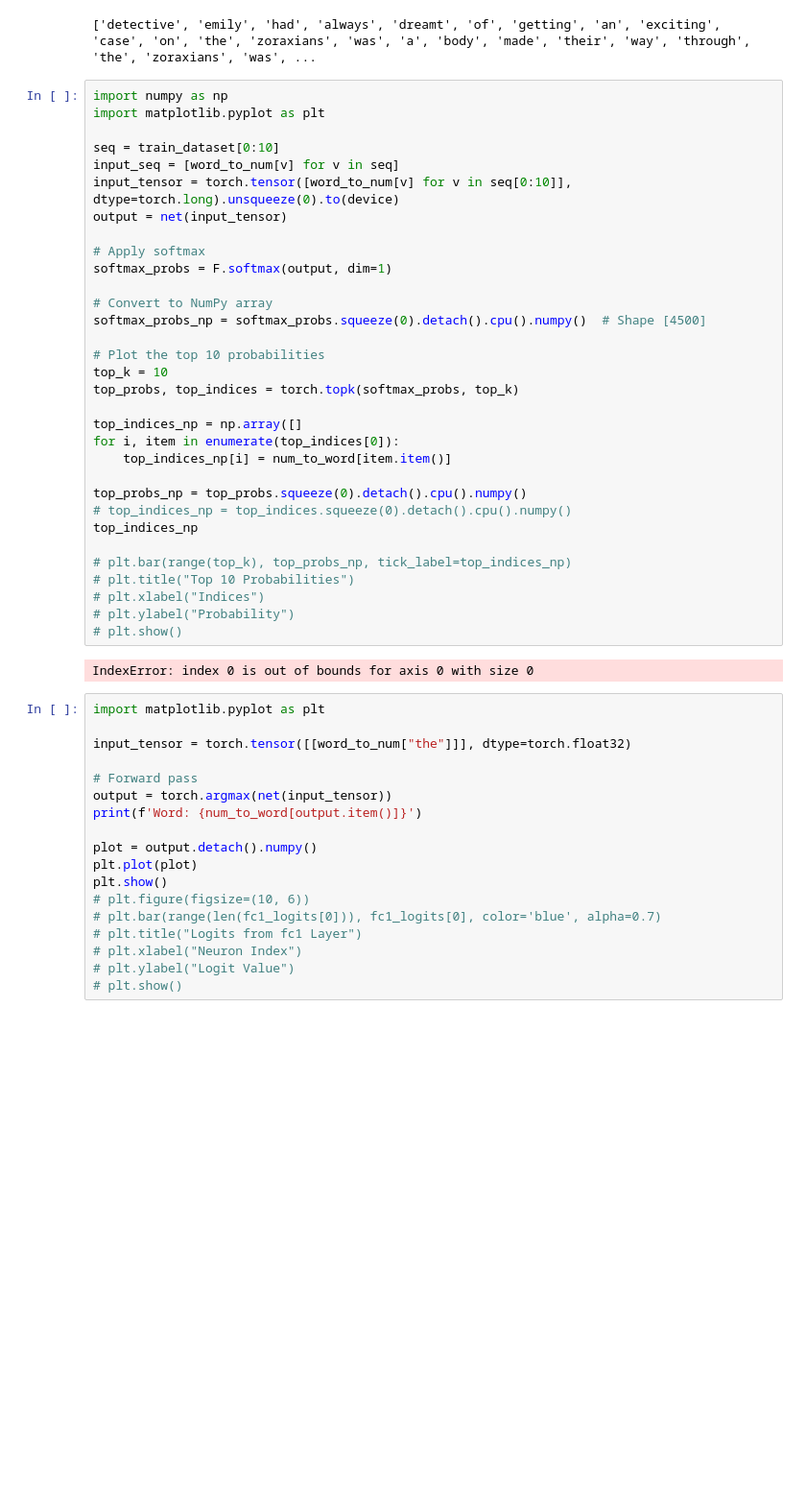
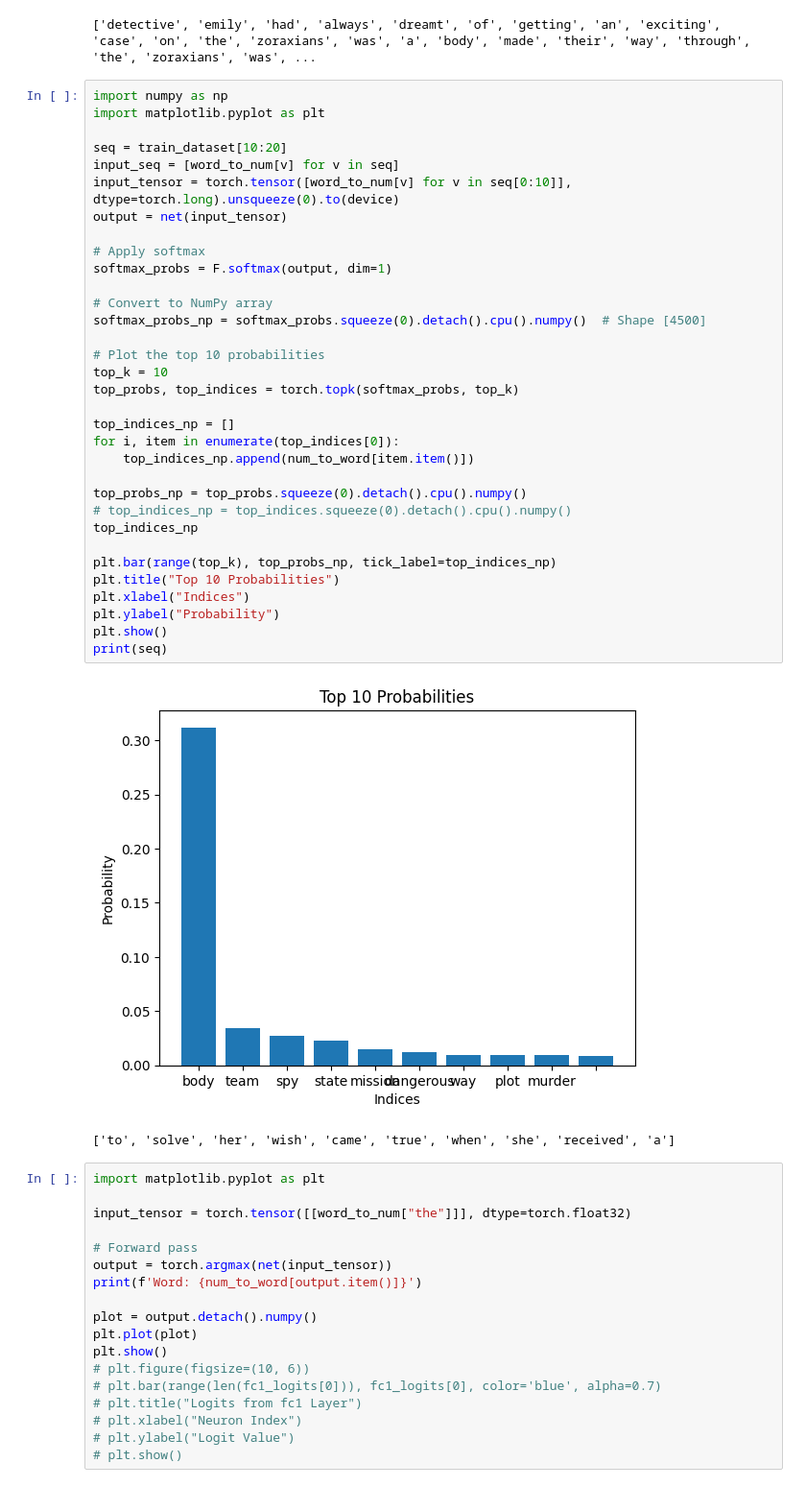
Before and after one commit to Granther/gpt2-pretrain, a Jupyter notebook: rnn-nlp2.ipynb, the cells around one changed output. Shown at 96% size. Drawn from its saved outputs; the diff is of its cells as text; blank space fills up the shorter version.

```diff
--- a/rnn-nlp2.ipynb
+++ b/rnn-nlp2.ipynb
@@ -180,37 +180,39 @@ print(seq)
 # %%
 import numpy as np
 import matplotlib.pyplot as plt
 
-seq = train_dataset[0:10]
+seq = train_dataset[10:20]
 input_seq = [word_to_num[v] for v in seq]
 input_tensor = torch.tensor([word_to_num[v] for v in seq[0:10]], dtype=torch.long).unsqueeze(0).to(device)
 output = net(input_tensor)
 
 # Apply softmax
 softmax_probs = F.softmax(output, dim=1)
 
 # Convert to NumPy array
 softmax_probs_np = softmax_probs.squeeze(0).detach().cpu().numpy()  # Shape [4500]
 
 # Plot the top 10 probabilities
 top_k = 10
 top_probs, top_indices = torch.topk(softmax_probs, top_k)
 
-top_indices_np = np.array([]
+top_indices_np = []
 for i, item in enumerate(top_indices[0]):
-    top_indices_np[i] = num_to_word[item.item()]
+    top_indices_np.append(num_to_word[item.item()])
 
 top_probs_np = top_probs.squeeze(0).detach().cpu().numpy()
 # top_indices_np = top_indices.squeeze(0).detach().cpu().numpy()
 top_indices_np
 
-# plt.bar(range(top_k), top_probs_np, tick_label=top_indices_np)
-# plt.title("Top 10 Probabilities")
-# plt.xlabel("Indices")
-# plt.ylabel("Probability")
-# plt.show()
+plt.bar(range(top_k), top_probs_np, tick_label=top_indices_np)
+plt.title("Top 10 Probabilities")
+plt.xlabel("Indices")
+plt.ylabel("Probability")
+plt.show()
+print(seq)
 # %% [output]
+[figure, added]
-IndexError: index 0 is out of bounds for axis 0 with size 0
+['to', 'solve', 'her', 'wish', 'came', 'true', 'when', 'she', 'received', 'a']
 # %%
 import matplotlib.pyplot as plt
 
```
Also changed, not shown: parts of 1 cell of this notebook, 1 other file.
